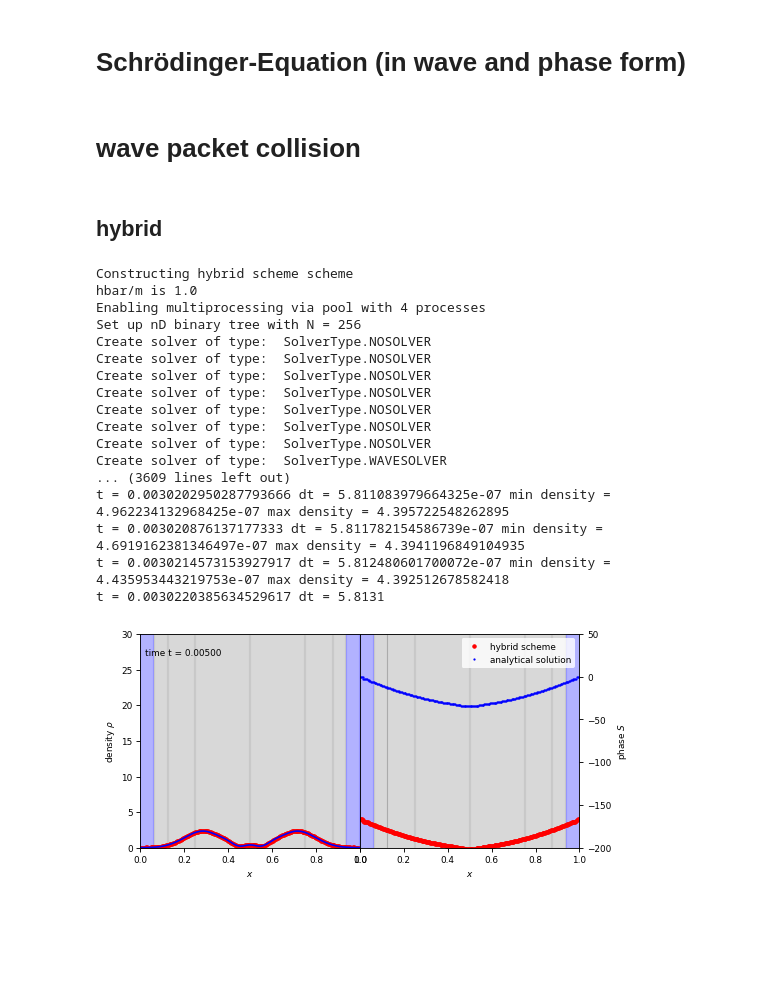
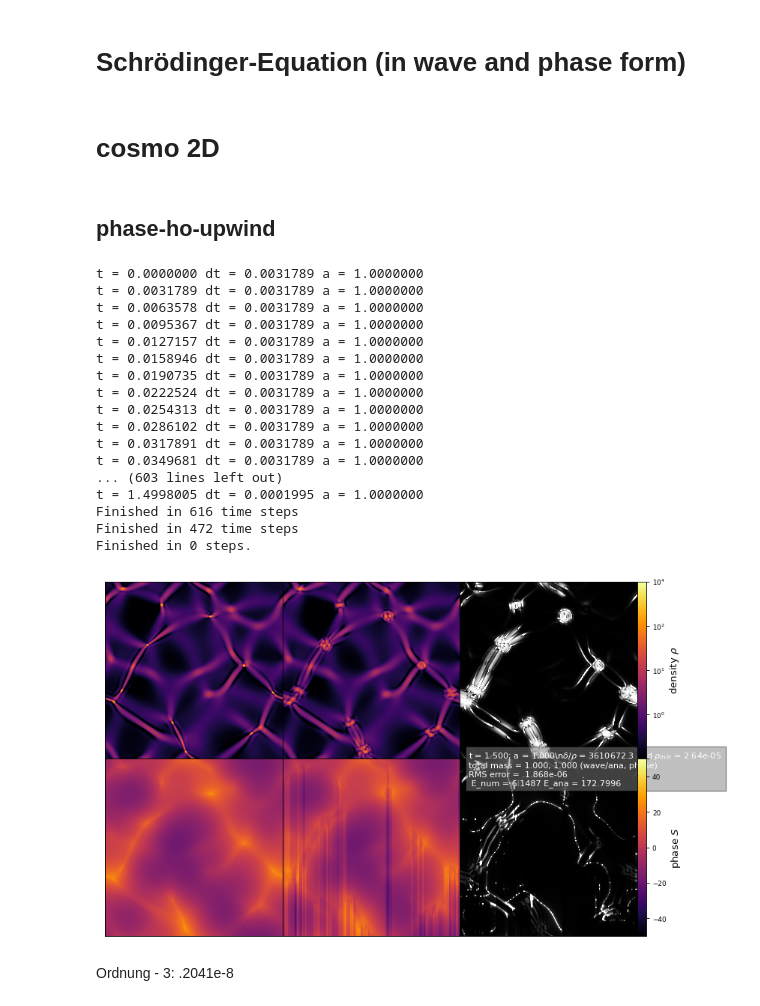
Before and after one commit to KunkelAlexander/fdm-hybrid-scheme, a Jupyter notebook: run_test.ipynb, the cells around one changed output. Cells and saved outputs as stored; diff of their text form; code cells hidden in the pictures; blank space fills up the shorter version.

```diff
--- a/run_test.ipynb
+++ b/run_test.ipynb
@@ -4,32 +4,48 @@
 %run src/sps_test_suite.py
 # %%
 def extraConfig(c):
-    c["nThreads"] = 4
+    c["nThreads"] = 1
     c["resolution"] = 256
-    c["phaseYlim"] = [-200, 50]
+    #c["phaseYlim"] = [-100, 100]
+    c["dpi"] = 80
+    c["fps"] = 1
+    c["slowDown"] = 10
+    c["tEnd"] = 1.5
+    c["outputTimestep"] = True
+    c["stencilOrder"] = 2
+    c["timeOrder"] = 4
+    c["C_parabolic"] = 1/6 * 2
+    c["C_velocity"] = 1
+    c["plotDensityLogarithm"] = True
+    c["densityYlim"] = [0, 1]
+    c["gravity"] = 1
+    c["domainSize"] = 25
+    c["plotDebug"] = True
 
-runTest(test_name="wave packet collision", scheme_name="hybrid", createAnimation=True, extraConfig=extraConfig, suffix="hr")
-#runTest(test_name="quasi-shock", scheme_name="phase-ho-upwind_albada", createAnimation=True)
+runTest(test_name="cosmo 2D", scheme_name="phase-ho-upwind", useWaveSolver = True, extraConfig=extraConfig)
+#runTest(test_name="quasi-shock", scheme_name="phase-ho-upwind_albada")
 #runTest(test_name="periodic gaussian wave packet", scheme_name="phase-ho-upwind_albada", createAnimation=True)
 #runTest(test_name="wave packet collision", scheme_name="phase-ho-upwind_mc", createAnimation=True)#, useWaveSolver=True)
 # %% [output]
-# wave packet collision
+# cosmo 2D
-## hybrid
+## phase-ho-upwind
-Constructing hybrid scheme scheme
-hbar/m is 1.0
-Enabling multiprocessing via pool with 4 processes
-Set up nD binary tree with N = 256
-Create solver of type:  SolverType.NOSOLVER
-Create solver of type:  SolverType.NOSOLVER
-Create solver of type:  SolverType.NOSOLVER
-Create solver of type:  SolverType.NOSOLVER
-Create solver of type:  SolverType.NOSOLVER
-Create solver of type:  SolverType.NOSOLVER
-Create solver of type:  SolverType.NOSOLVER
-Create solver of type:  SolverType.WAVESOLVER
-... (3609 lines left out)
-t = 0.0030202950287793666 dt = 5.811083979664325e-07 min density = 4.962234132968425e-07 max density = 4.395722548262895
-t = 0.003020876137177333 dt = 5.811782154586739e-07 min density = 4.6919162381346497e-07 max density = 4.3941196849104935
-t = 0.0030214573153927917 dt = 5.812480601700072e-07 min density = 4.435953443219753e-07 max density = 4.392512678582418
-t = 0.0030220385634529617 dt = 5.8131
+t = 0.0000000 dt = 0.0031789 a = 1.0000000
+t = 0.0031789 dt = 0.0031789 a = 1.0000000
+t = 0.0063578 dt = 0.0031789 a = 1.0000000
+t = 0.0095367 dt = 0.0031789 a = 1.0000000
+t = 0.0127157 dt = 0.0031789 a = 1.0000000
+t = 0.0158946 dt = 0.0031789 a = 1.0000000
+t = 0.0190735 dt = 0.0031789 a = 1.0000000
+t = 0.0222524 dt = 0.0031789 a = 1.0000000
+t = 0.0254313 dt = 0.0031789 a = 1.0000000
+t = 0.0286102 dt = 0.0031789 a = 1.0000000
+t = 0.0317891 dt = 0.0031789 a = 1.0000000
+t = 0.0349681 dt = 0.0031789 a = 1.0000000
+... (603 lines left out)
+t = 1.4998005 dt = 0.0001995 a = 1.0000000
+Finished in 616 time steps
+Finished in 472 time steps
+Finished in 0 steps.
-[figure, old version]
+[figure, new version]
+# %% [markdown]
+Ordnung - 3: .2041e-8
```
Also changed, not shown: parts of 17 cells of this notebook, 3 other files.
